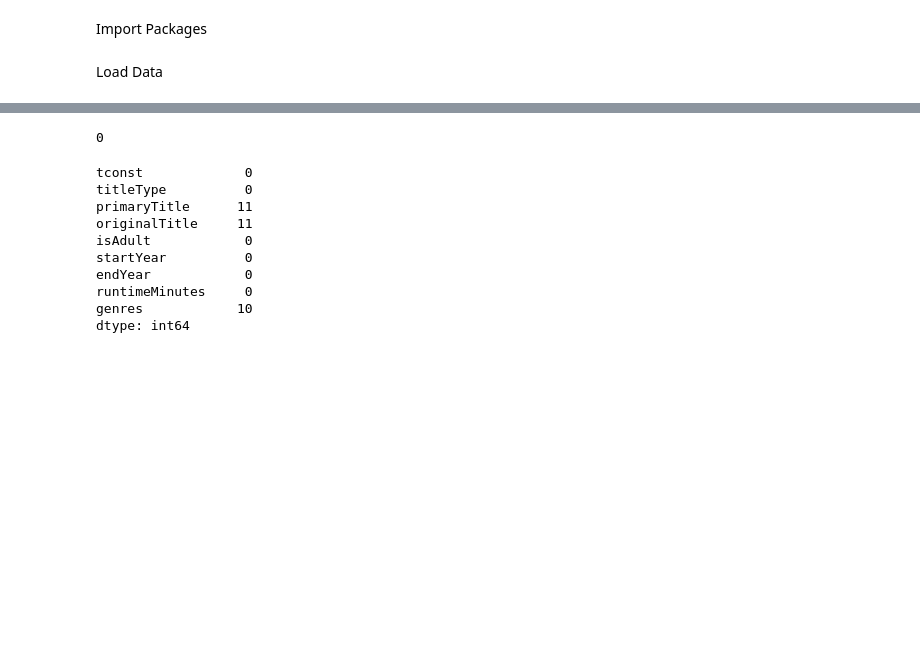
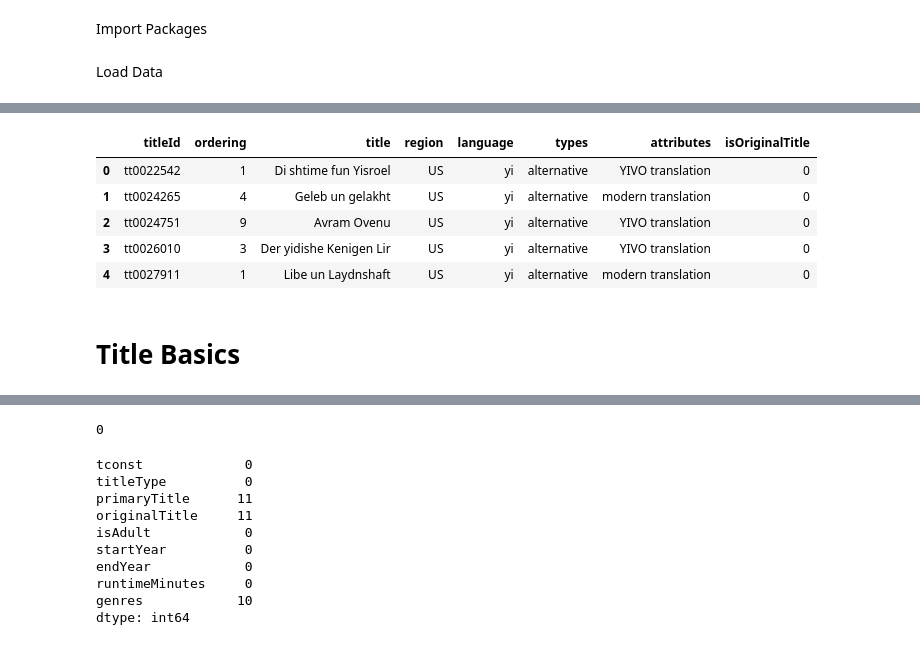
Before and after one commit to Genullz/IMDB-Box-office-Prediction, a Jupyter notebook: Project_3_Part_1.ipynb, the cells around one changed output, grey strips where cells are left out. Saved outputs shown, nothing was run; the diff lists cells and outputs as text; code cells hidden in the pictures; blank space fills up the shorter version.

```diff
--- a/Project_3_Part_1.ipynb
+++ b/Project_3_Part_1.ipynb
@@ -23,3 +168,15 @@ Filtering/Cleaning Data
+# %%
+title_akas = pd.read_csv("title_akas.csv.gz", low_memory = False)
+title_akas.head()
+# %% [output]
+|  | titleId | ordering | title | region | language | types | attributes | isOriginalTitle |
+| 0 | tt0022542 | 1 | Di shtime fun Yisroel | US | yi | alternative | YIVO translation | 0 |
+| 1 | tt0024265 | 4 | Geleb un gelakht | US | yi | alternative | modern translation | 0 |
+| 2 | tt0024751 | 9 | Avram Ovenu | US | yi | alternative | YIVO translation | 0 |
+| 3 | tt0026010 | 3 | Der yidishe Kenigen Lir | US | yi | alternative | YIVO translation | 0 |
+| 4 | tt0027911 | 1 | Libe un Laydnshaft | US | yi | alternative | modern translation | 0 |
+# %% [markdown]
+# Title Basics
 # %%
 title_basics.head()
 # %% [output]
```
Also changed, not shown: parts of 65 cells of this notebook, 6 other files.
